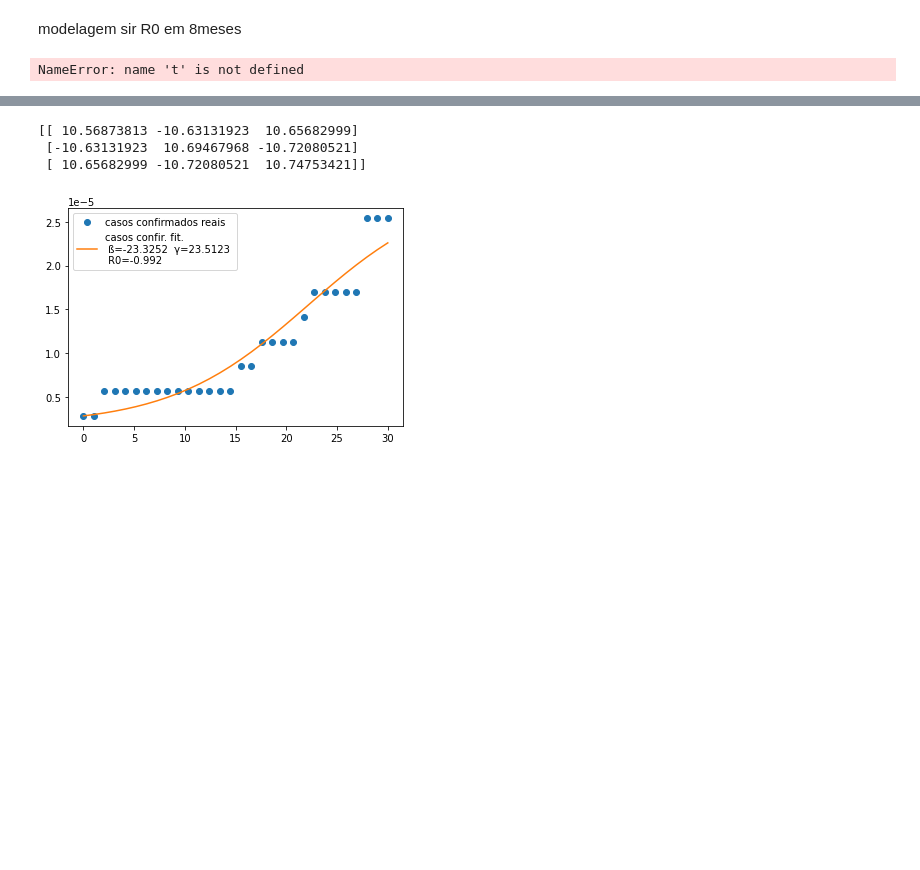
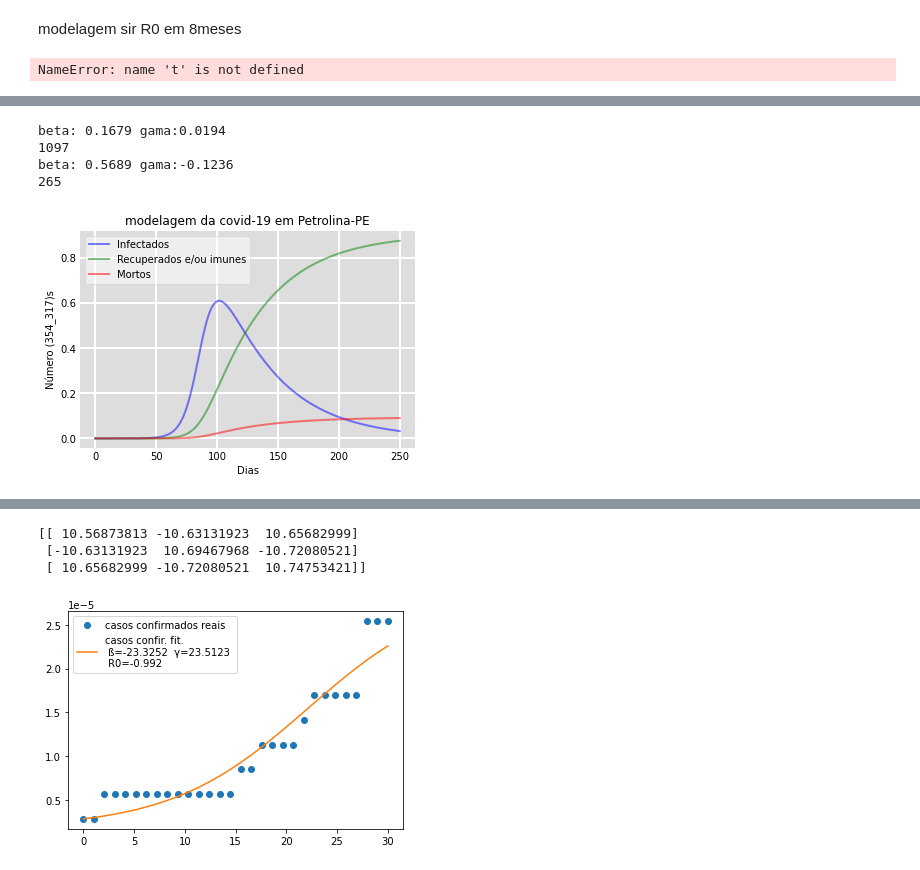
Before and after one commit to perseu912/covid_19, a Jupyter notebook: Untitled3.ipynb, the cells around one changed output, grey strips where cells are left out. Saved outputs shown, nothing was run; the diff lists cells and outputs as text; code cells hidden in the pictures; blank space fills up the shorter version.

```diff
--- a/Untitled3.ipynb
+++ b/Untitled3.ipynb
@@ -139,0 +206,69 @@ plt.show()
+# %%
+from scipy.integrate import odeint
+import matplotlib.pyplot as plt
+
+# Total population, N.
+N = 354_317
+# Initial number of infected and recovered individuals, I0 and R0.
+I0, R0, D0 = 1, 0, 0
+# Everyone else, S0, is susceptible to infection initially.
+S0 = N - I0 - R0
+# Contact rate, beta, and mean recovery rate, gamma, (in 1/days).
+beta, gamma = popt
+gamma *=.007
+beta *= .06
+alpha = .002
+# A grid of time points (in days)
+t = np.linspace(0, 250, 250)
+
+# The SIR model differential equations.
+def deriv(y, t, N, beta, gamma, alpha):
+    S, I, R, D = y
+    dSdt = -beta * S * I / N
+    dIdt = beta * S * I / N - (gamma+alpha) * I
+    dRdt = gamma * I
+    dDdt = alpha * I
+    return dSdt, dIdt, dRdt, dDdt
+
+# Initial conditions vector
+y0 = S0, I0, R0, D0
+# Integrate the SIR equations over the time grid, t.
+ret = odeint(deriv, y0, t, args=(N, beta, gamma,alpha))
+S, I, R, D = ret.T
+
+print(f'beta: {round(beta,4)} gama:{round(gamma,4)}')
+print(int(D[-1]/100)+777)
+
+print(f'beta: {round(beta+.401,4)} gama:{round(gamma-.143,4)}')
+print(int(D[-1]/100)-55)
+
+
+# Plot the data on three separate curves for S(t), I(t) and R(t)
+fig = plt.figure(facecolor='w')
+ax = fig.add_subplot(111, facecolor='#dddddd', axisbelow=True)
+#ax.plot(t, S/N, 'b', alpha=0.5, lw=2, label='Susceptible')
+ax.plot(t, I/N, 'b', alpha=0.5, lw=2, label='Infectados')
+ax.plot(t, R/N,'g', alpha=0.5, lw=2, label='Recuperados e/ou imunes')
+ax.plot(t, D/N,'r', alpha=0.5, lw=2, label='Mortos')
+ax.set_xlabel('Dias')
+ax.set_ylabel('Número (354_317)s')
+#ax.set_ylim(0,1.2)
+ax.yaxis.set_tick_params(length=0)
+ax.xaxis.set_tick_params(length=0)
+ax.grid(b=True, which='major', c='w', lw=2, ls='-')
+legend = ax.legend()
+plt.title('modelagem da covid-19 em Petrolina-PE')
+#ax.set_ylim(0,.2)
+legend.get_frame().set_alpha(0.5)
+for spine in ('top', 'right', 'bottom', 'left'):
+    ax.spines[spine].set_visible(False)
+
+plt.savefig('model_pet.png',dpi=800)
+
+plt.show()
+# %% [output]
+beta: 0.1679 gama:0.0194
+1097
+beta: 0.5689 gama:-0.1236
+265
+[figure, added]
```
Also changed, not shown: parts of 7 cells of this notebook, 21 other files.
